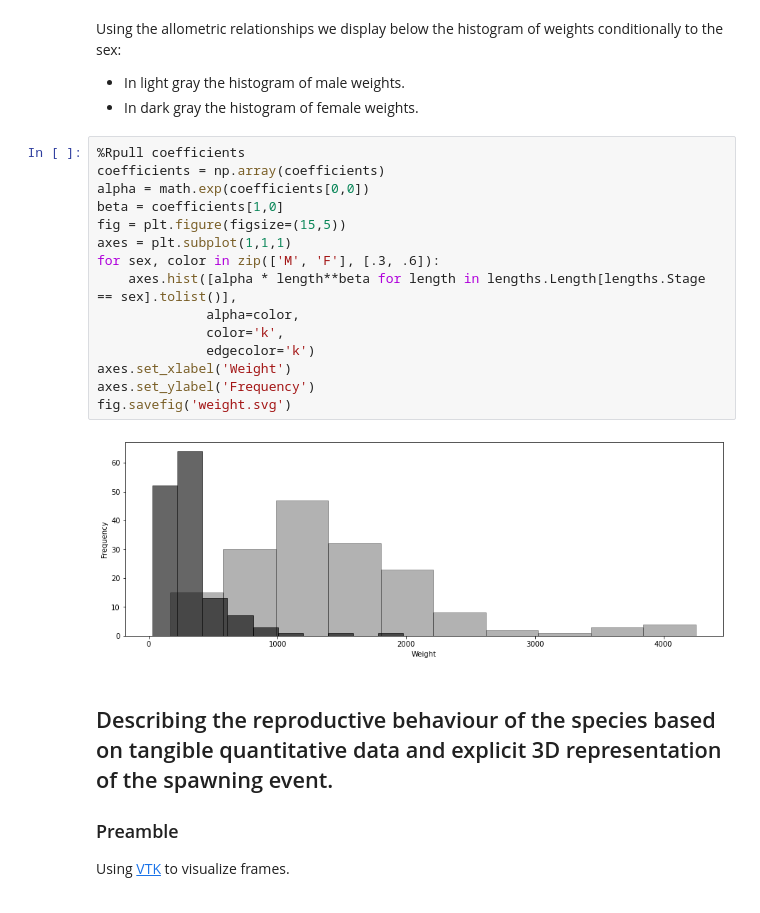
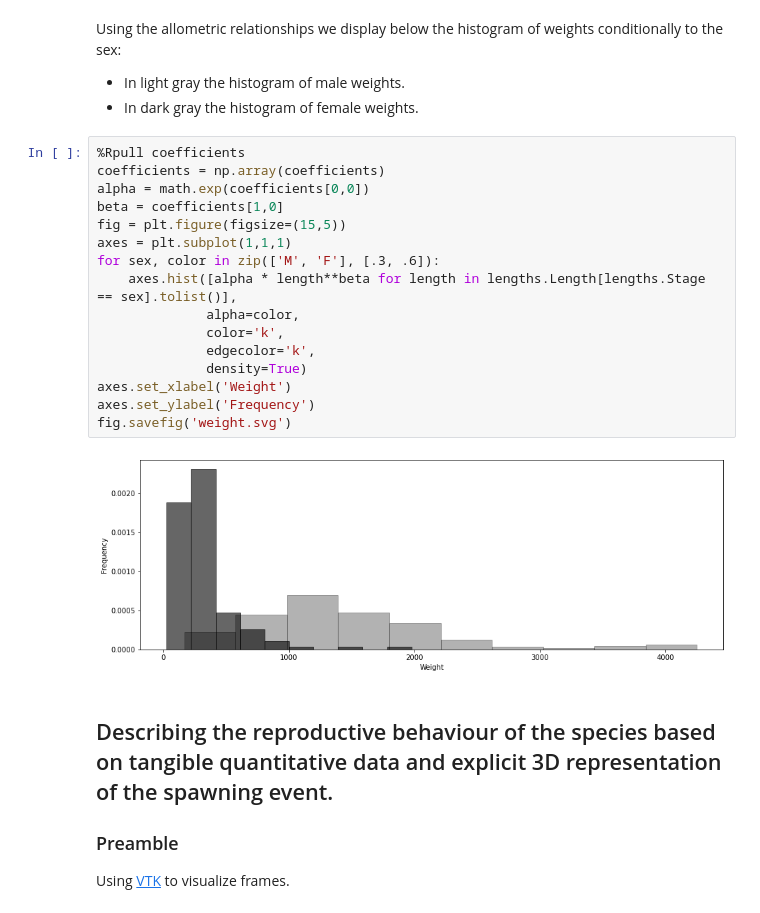
Before and after one commit to pfernique/RGHAFS20, a Jupyter notebook: RGHAFS20.ipynb, the cells around one changed output. Drawn from its saved outputs; the diff is of its cells as text.

```diff
--- a/RGHAFS20.ipynb
+++ b/RGHAFS20.ipynb
@@ -198,20 +199,21 @@ Using the allometric relationships we display below the histogram of weights con
 # %%
 %Rpull coefficients
 coefficients = np.array(coefficients)
 alpha = math.exp(coefficients[0,0])
 beta = coefficients[1,0]
 fig = plt.figure(figsize=(15,5))
 axes = plt.subplot(1,1,1)
 for sex, color in zip(['M', 'F'], [.3, .6]):
     axes.hist([alpha * length**beta for length in lengths.Length[lengths.Stage == sex].tolist()],
               alpha=color,
               color='k',
-              edgecolor='k')
+              edgecolor='k',
+              density=True)
 axes.set_xlabel('Weight')
 axes.set_ylabel('Frequency')
 fig.savefig('weight.svg')
 # %% [output]
-[figure, old version]
+[figure, new version]
 # %% [markdown]
 ## Describing the reproductive behaviour of the species based on tangible quantitative data and explicit 3D representation of the spawning event.
 
```
Also changed, not shown: parts of 8 cells of this notebook.
